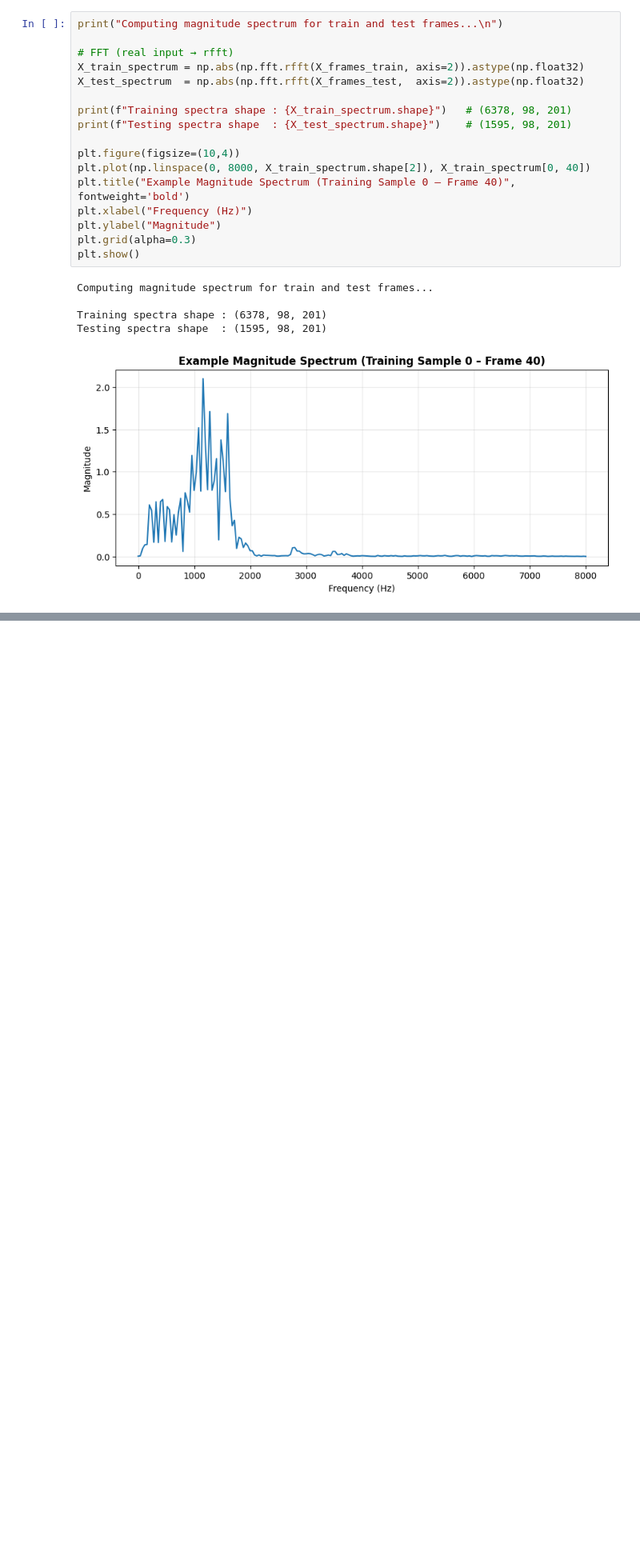
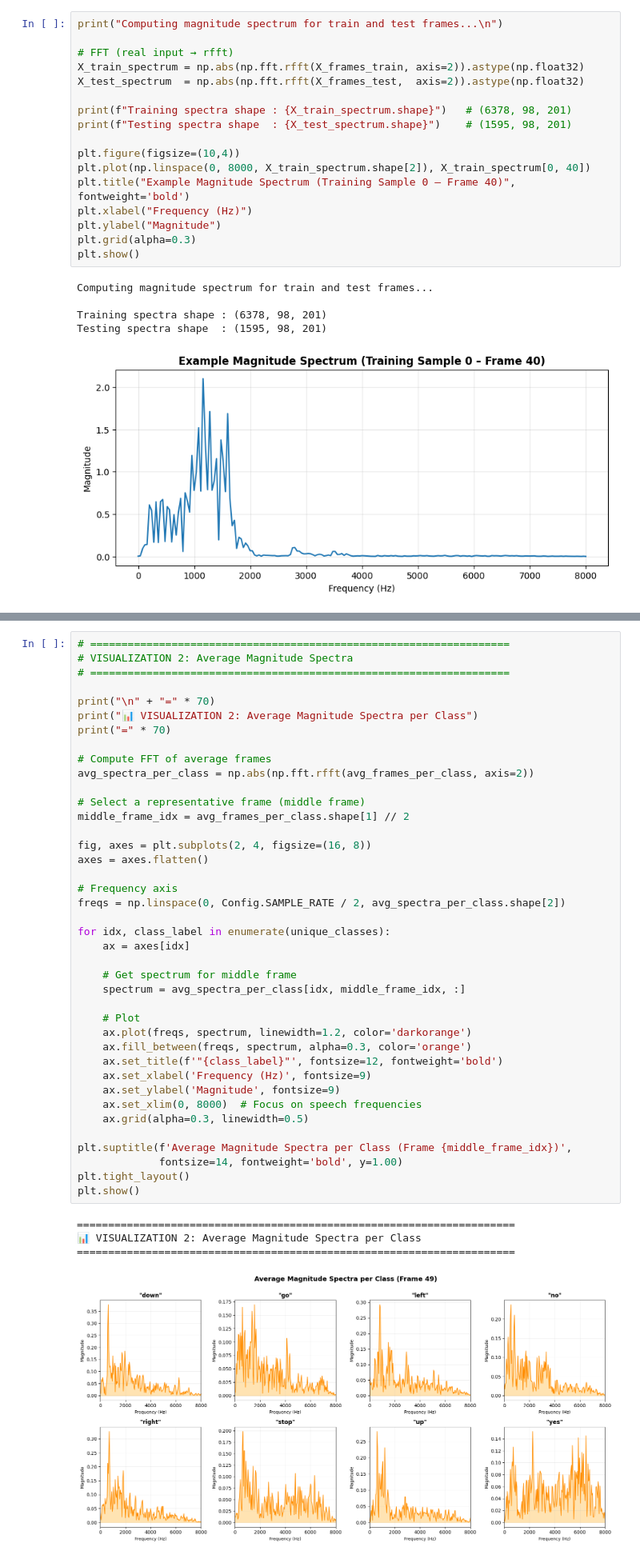
Before and after one commit to Yussof-Waleed/DSP-Speech-Command-Recognition, a Jupyter notebook: speech_recognition_pipeline.ipynb, the cells around one changed output, grey strips where cells are left out. Shown at 80% size. Cells and saved outputs as stored; diff of their text form; blank space fills up the shorter version.

```diff
--- a/speech_recognition_pipeline.ipynb
+++ b/speech_recognition_pipeline.ipynb
@@ -1144,0 +1253,45 @@ Testing spectra shape  : (1595, 98, 201)
+# %%
+# ===================================================================
+# VISUALIZATION 2: Average Magnitude Spectra
+# ===================================================================
+
+print("\n" + "=" * 70)
+print("📊 VISUALIZATION 2: Average Magnitude Spectra per Class")
+print("=" * 70)
+
+# Compute FFT of average frames
+avg_spectra_per_class = np.abs(np.fft.rfft(avg_frames_per_class, axis=2))
+
+# Select a representative frame (middle frame)
+middle_frame_idx = avg_frames_per_class.shape[1] // 2
+
+fig, axes = plt.subplots(2, 4, figsize=(16, 8))
+axes = axes.flatten()
+
+# Frequency axis
+freqs = np.linspace(0, Config.SAMPLE_RATE / 2, avg_spectra_per_class.shape[2])
+
+for idx, class_label in enumerate(unique_classes):
+    ax = axes[idx]
+
+    # Get spectrum for middle frame
+    spectrum = avg_spectra_per_class[idx, middle_frame_idx, :]
+
+    # Plot
+    ax.plot(freqs, spectrum, linewidth=1.2, color='darkorange')
+    ax.fill_between(freqs, spectrum, alpha=0.3, color='orange')
+    ax.set_title(f'"{class_label}"', fontsize=12, fontweight='bold')
+    ax.set_xlabel('Frequency (Hz)', fontsize=9)
+    ax.set_ylabel('Magnitude', fontsize=9)
+    ax.set_xlim(0, 8000)  # Focus on speech frequencies
+    ax.grid(alpha=0.3, linewidth=0.5)
+
+plt.suptitle(f'Average Magnitude Spectra per Class (Frame {middle_frame_idx})',
+             fontsize=14, fontweight='bold', y=1.00)
+plt.tight_layout()
+plt.show()
+# %% [output]
+======================================================================
+📊 VISUALIZATION 2: Average Magnitude Spectra per Class
+======================================================================
+[figure, added]
```
Also changed, not shown: parts of 6 cells of this notebook, 2 other files.
